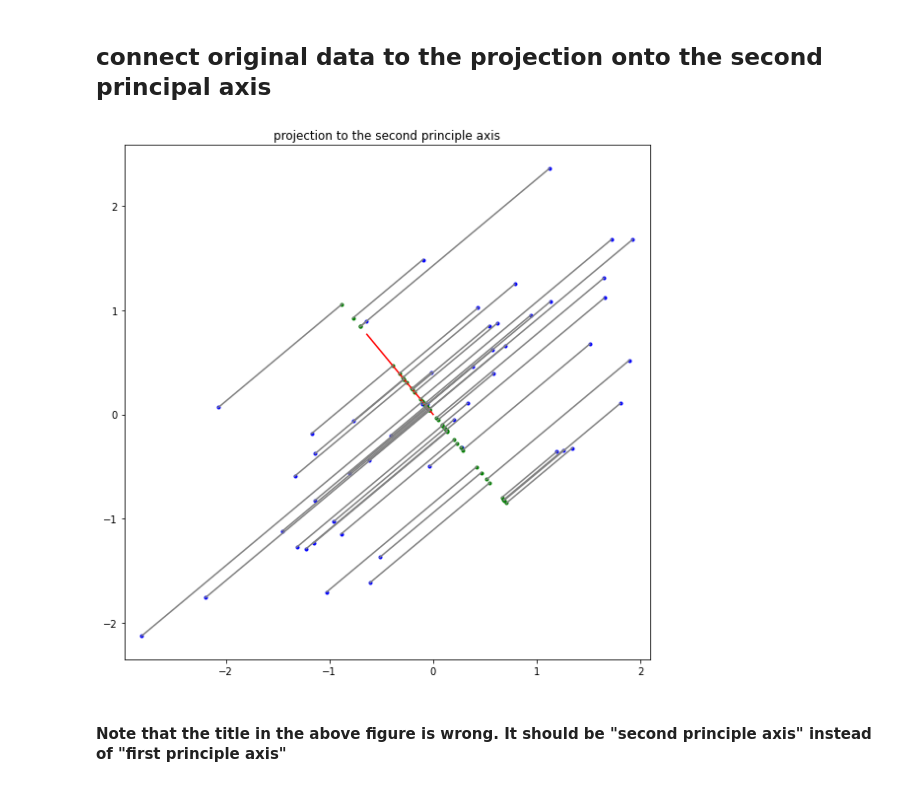
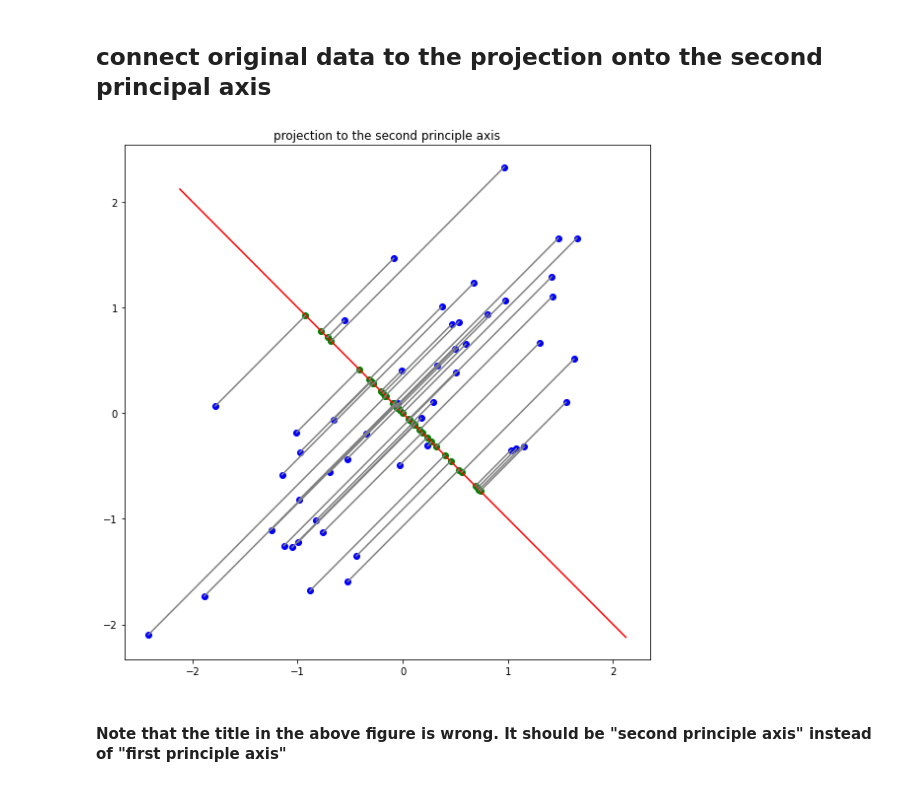
Before and after one commit to bobokyung/assignment-machine-learning, a Jupyter notebook: assignment12/assignment_12.ipynb, the cells around one changed output. Drawn from its saved outputs; the diff is of its cells as text; code cells hidden in the pictures.

Commit message:
plot result

```diff
--- a/assignment12/assignment_12.ipynb
+++ b/assignment12/assignment_12.ipynb
@@ -214,26 +234,28 @@ plt.show()
 # %% [markdown]
 ## connect original data to the projection onto the second principal axis
 # %%
-plt.figure(figsize=(8,8))
-plt.title('projection to the second principle axis')
-# ===================================================
-projection = compute_projection_onto_line(Zfeature,U[:,1])
+def plot_projection_second_line(Zfeature,U):
+    plt.figure(figsize=(8,8))
+    plt.title('projection to the second principle axis')
+    # ===================================================
+    projection = compute_projection_onto_line(Zfeature,U[:,1])
 
-plt.scatter(Zfeature[:,0],Zfeature[:,1], c="b", marker=".")
+    plt.scatter(Zfeature[:,0],Zfeature[:,1], c="b", marker="o")
 
-plt.plot([ 0,U[0][1]],[0, U[1][1]], color = 'red')
+    plt.plot([ -3*U[0][1],3*U[0][1]],[-3*U[1][1], 3*U[1][1]], color = 'red')
 
-plt.scatter(projection[:,0],projection[:,1], c="g", marker=".")
+    plt.scatter(projection[:,0],projection[:,1], c="g", marker="o")
 
-for i in range(number_data):
-    plt.plot([Zfeature[i,0],projection[i,0]],[Zfeature[i,1],projection[i,1]], color = 'gray')
+    for i in range(number_data):
+        plt.plot([Zfeature[i,0],projection[i,0]],[Zfeature[i,1],projection[i,1]], color = 'gray')
 
-plt.axis('equal')
-# ===================================================
-plt.tight_layout()
-plt.show()
+    plt.axis('equal')
+    # ===================================================
+    plt.tight_layout()
+    plt.show()
+plot_projection_second_line(Zfeature,U)
 # %% [output]
-[figure, old version]
+[figure, new version]
 # %% [markdown]
 #### Note that the title in the above figure is wrong. It should be "second principle axis" instead of "first principle axis"
 # %% [markdown]
```
Also changed, not shown: parts of 25 cells of this notebook.
